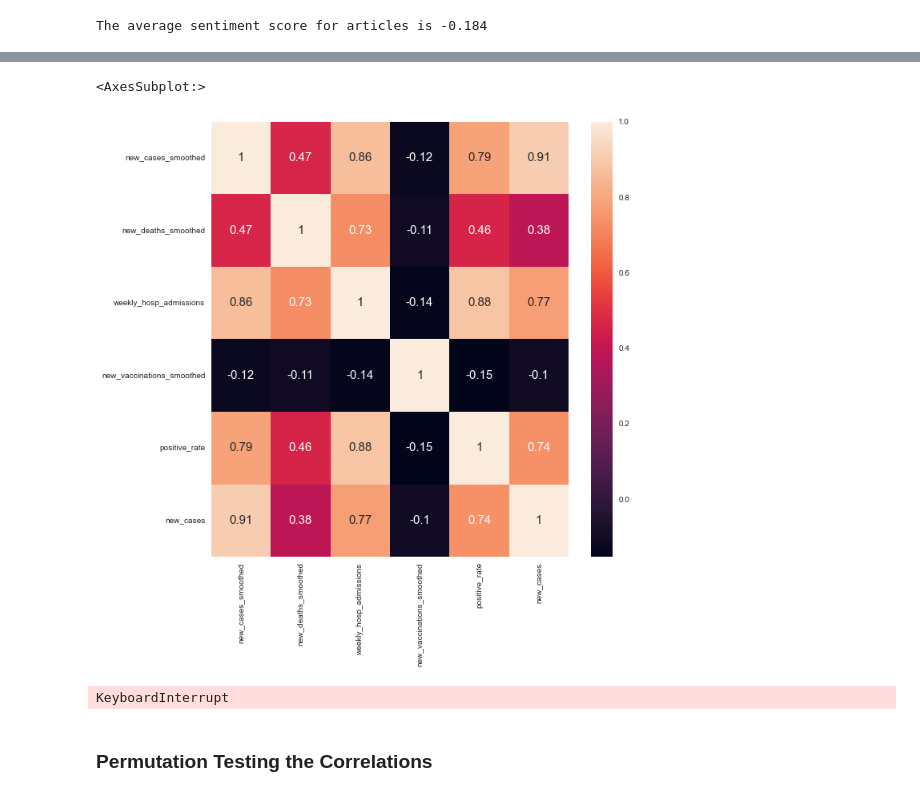
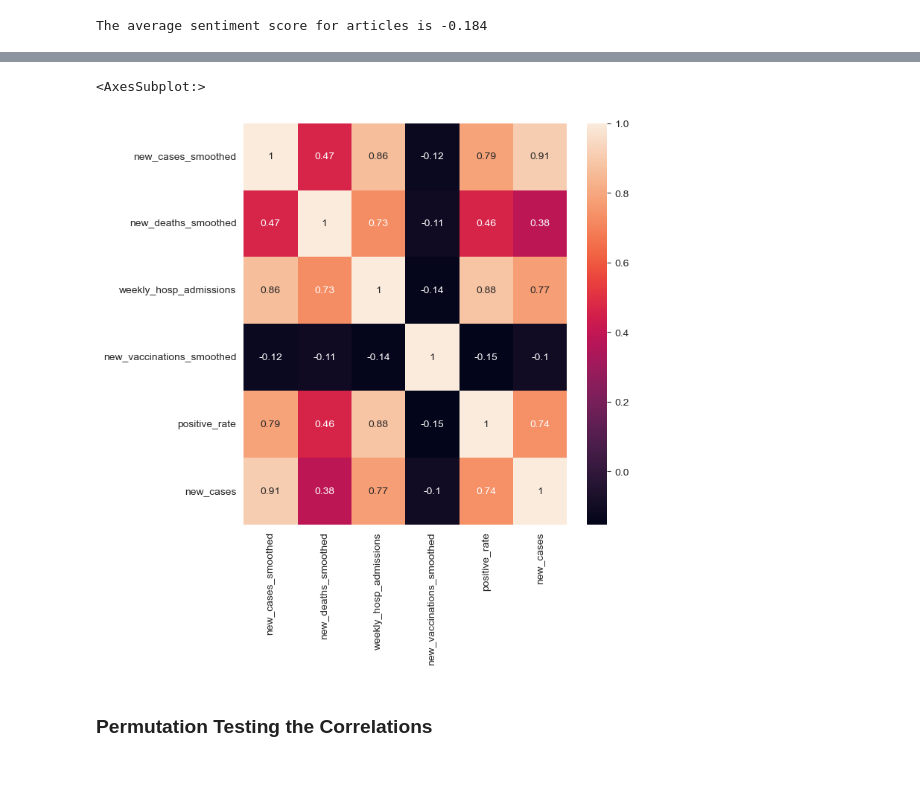
Before and after one commit to GabeNicholson/covid-news, a Jupyter notebook: 4)plotting_and_analysis.ipynb, the cells around one changed output, grey strips where cells are left out. Cells and saved outputs as stored; diff of their text form; code cells hidden in the pictures.

```diff
--- a/4)plotting_and_analysis.ipynb
+++ b/4)plotting_and_analysis.ipynb
@@ -6,15 +4,10 @@ import numpy as np
 import seaborn as sns
 import matplotlib.pyplot as plt
 from scipy import stats
-pd.options.mode.chained_assignment = None
 from datetime import date
 from scipy.stats import permutation_test
-
-plt.style.use('seaborn')
-plt.rcParams['figure.figsize'] = (8,8)
-plt.rcParams.update({'font.size': 15})
-plt.rc('axes', titlesize=15)
-plt.rc('axes', labelsize=15)
+pd.options.mode.chained_assignment = None
+sns.set_style('dark')
 # %% [markdown]
 Sentiment predictions by page number and publication company.
 # %%
@@ -39,14 +37,15 @@ plt.xticks(rotation=85);
 # %%
+# Covid Health Data from OurWorldinData
 health_data_df = pd.read_csv('csv/us_cleaned_health_data.csv', parse_dates=['date'])
-pre_df = pd.read_csv('csv/us_apr-feb2021.csv', index_col=[0], parse_dates=['date'])
-post_df = pd.read_csv('csv/us-mar-apr2022.csv', index_col=[0], parse_dates=['date'])
-df = pd.concat((pre_df,post_df),axis=0)
+us_2021_df = pd.read_csv('csv/us_apr-feb2021.csv', index_col=[0], parse_dates=['date'])
+us_2022_df = pd.read_csv('csv/us-mar-apr2022.csv', index_col=[0], parse_dates=['date'])
+df = pd.concat([us_2021_df,us_2022_df], axis=0)
 
 health_data_df = health_data_df[(health_data_df.date >= df.date.min()) & (health_data_df.date <= df.date.max())]
 health_data_df = health_data_df[['new_cases_smoothed', 'new_deaths_smoothed', 'weekly_hosp_admissions',
                                 'new_vaccinations_smoothed','positive_rate', 'new_cases', 'date']]
 df = df.merge(health_data_df, on='date')
 df = df.set_index('date', drop=False)
-
+# Smoothing trends to help with the inherent noise of sentiment calculations.
 df['smoothed_prediction'] = df.prediction.rolling(window=5, center=True, win_type='gaussian').mean(std=2)
 df['smoothed_articles_per_day'] = df.articles_per_day.rolling(window=4, center=True, win_type='gaussian').mean(std=1)
@@ -66,14 +80,9 @@ predictor_list_noVax = predictor_list[:-1]
 # %%
-plt.figure(figsize=(10,10))
+plt.figure(figsize=(7,7))
 sns.heatmap(health_data_df.corr(), annot=True)
 # %% [output]
 <AxesSubplot:>
-[figure, old version]
+[figure, new version]
-# %%
-pre_delta.corr().loc['weekly_hosp_admissions','positive_rate']
-# df[df.date >= '2022-01-01'].corr().loc['weekly_hosp_admissions','weekly_positive_rate']
-# %% [output]
-KeyboardInterrupt
 # %% [markdown]
 ### Permutation Testing the Correlations
 # %%
```
Also changed, not shown: parts of 38 cells of this notebook, 40 other files.
